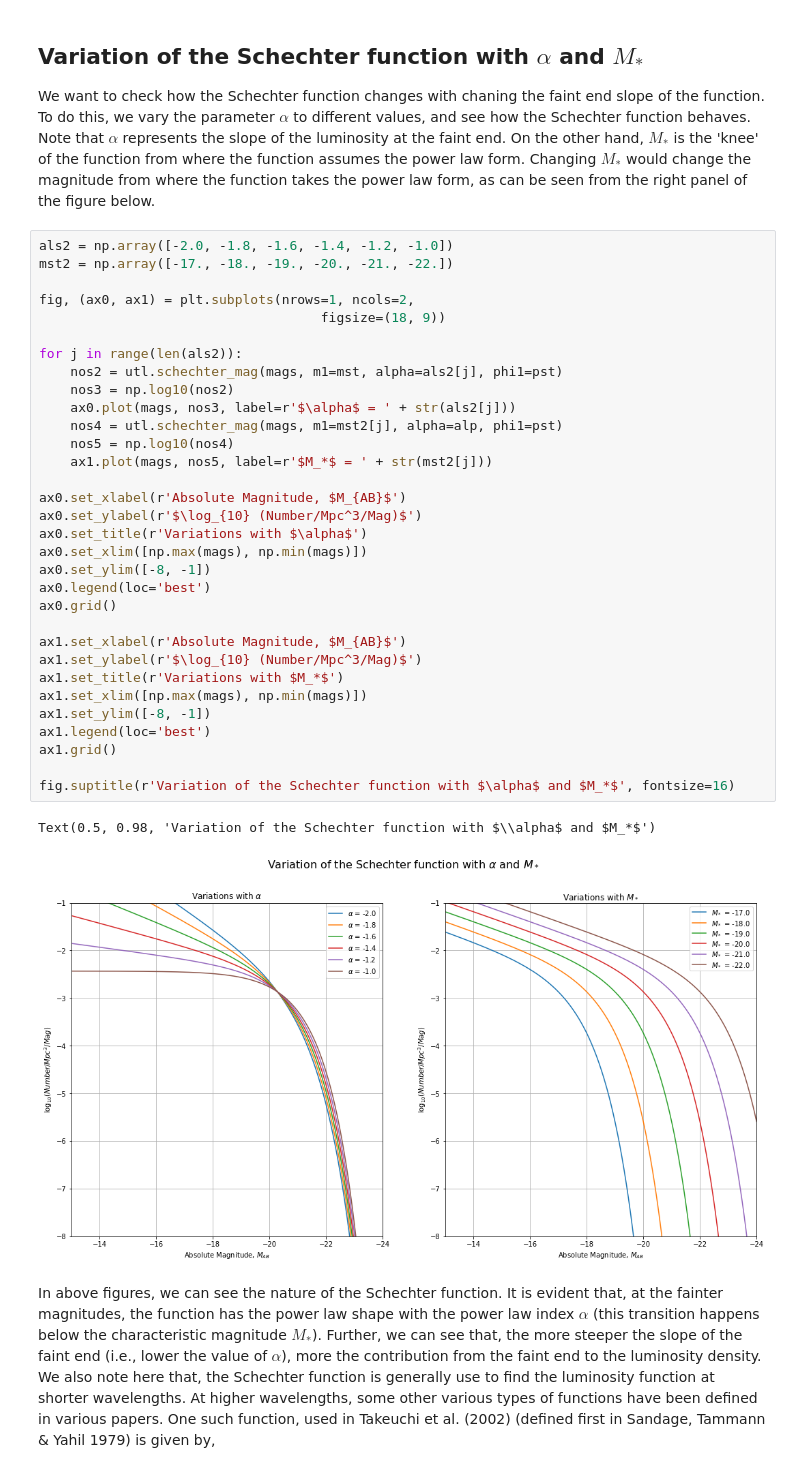
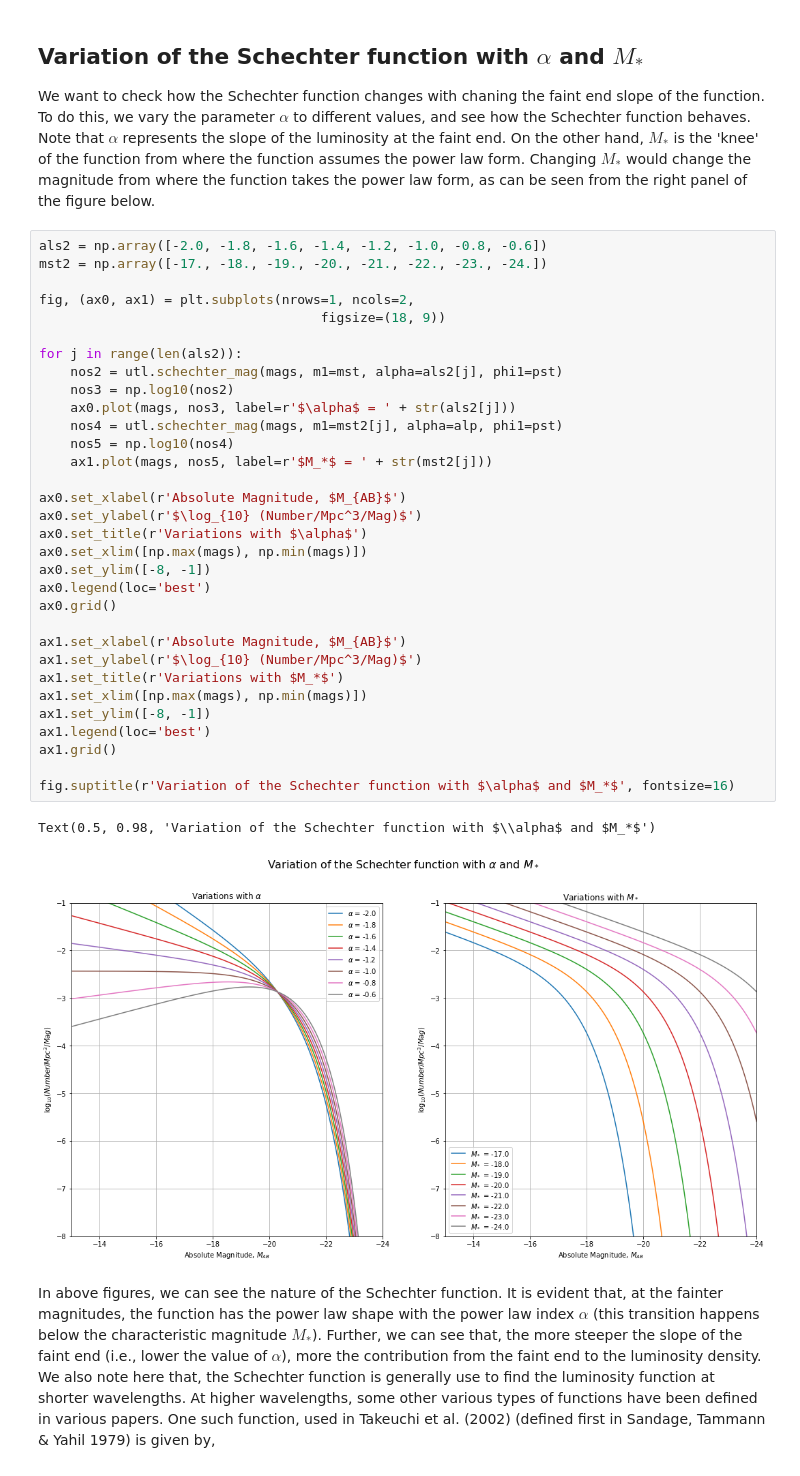
Before and after one commit to Jayshil/csfrd, a Jupyter notebook: Results/res.ipynb, the cells around one changed output. Drawn from its saved outputs; the diff is of its cells as text.

Commit message:
Updated the figure

```diff
--- a/Results/res.ipynb
+++ b/Results/res.ipynb
@@ -47,40 +47,40 @@ plt.grid()
 
 We want to check how the Schechter function changes with chaning the faint end slope of the function. To do this, we vary the parameter $\alpha$ to different values, and see how the Schechter function behaves. Note that $\alpha$ represents the slope of the luminosity at the faint end. On the other hand, $M_*$ is the 'knee' of the function from where the function assumes the power law form. Changing $M_*$ would change the magnitude from where the function takes the power law form, as can be seen from the right panel of the figure below.
 # %%
-als2 = np.array([-2.0, -1.8, -1.6, -1.4, -1.2, -1.0])
-mst2 = np.array([-17., -18., -19., -20., -21., -22.])
+als2 = np.array([-2.0, -1.8, -1.6, -1.4, -1.2, -1.0, -0.8, -0.6])
+mst2 = np.array([-17., -18., -19., -20., -21., -22., -23., -24.])
 
 fig, (ax0, ax1) = plt.subplots(nrows=1, ncols=2,
                                     figsize=(18, 9))
 
 for j in range(len(als2)):
     nos2 = utl.schechter_mag(mags, m1=mst, alpha=als2[j], phi1=pst)
     nos3 = np.log10(nos2)
     ax0.plot(mags, nos3, label=r'$\alpha$ = ' + str(als2[j]))
     nos4 = utl.schechter_mag(mags, m1=mst2[j], alpha=alp, phi1=pst)
     nos5 = np.log10(nos4)
     ax1.plot(mags, nos5, label=r'$M_*$ = ' + str(mst2[j]))
 
 ax0.set_xlabel(r'Absolute Magnitude, $M_{AB}$')
 ax0.set_ylabel(r'$\log_{10} (Number/Mpc^3/Mag)$')
 ax0.set_title(r'Variations with $\alpha$')
 ax0.set_xlim([np.max(mags), np.min(mags)])
 ax0.set_ylim([-8, -1])
 ax0.legend(loc='best')
 ax0.grid()
 
 ax1.set_xlabel(r'Absolute Magnitude, $M_{AB}$')
 ax1.set_ylabel(r'$\log_{10} (Number/Mpc^3/Mag)$')
 ax1.set_title(r'Variations with $M_*$')
 ax1.set_xlim([np.max(mags), np.min(mags)])
 ax1.set_ylim([-8, -1])
 ax1.legend(loc='best')
 ax1.grid()
 
 fig.suptitle(r'Variation of the Schechter function with $\alpha$ and $M_*$', fontsize=16)
 # %% [output]
 Text(0.5, 0.98, 'Variation of the Schechter function with $\\alpha$ and $M_*$')
-[figure, old version]
+[figure, new version]
 # %% [markdown]
 In above figures, we can see the nature of the Schechter function. It is evident that, at the fainter magnitudes, the function has the power law shape with the power law index $\alpha$ (this transition happens below the characteristic magnitude $M_*$). Further, we can see that, the more steeper the slope of the faint end (i.e., lower the value of $\alpha$), more the contribution from the faint end to the luminosity density. We also note here that, the Schechter function is generally use to find the luminosity function at shorter wavelengths. At higher wavelengths, some other various types of functions have been defined in various papers. One such function, used in Takeuchi et al. (2002) (defined first in Sandage, Tammann & Yahil 1979) is given by,
 
```
